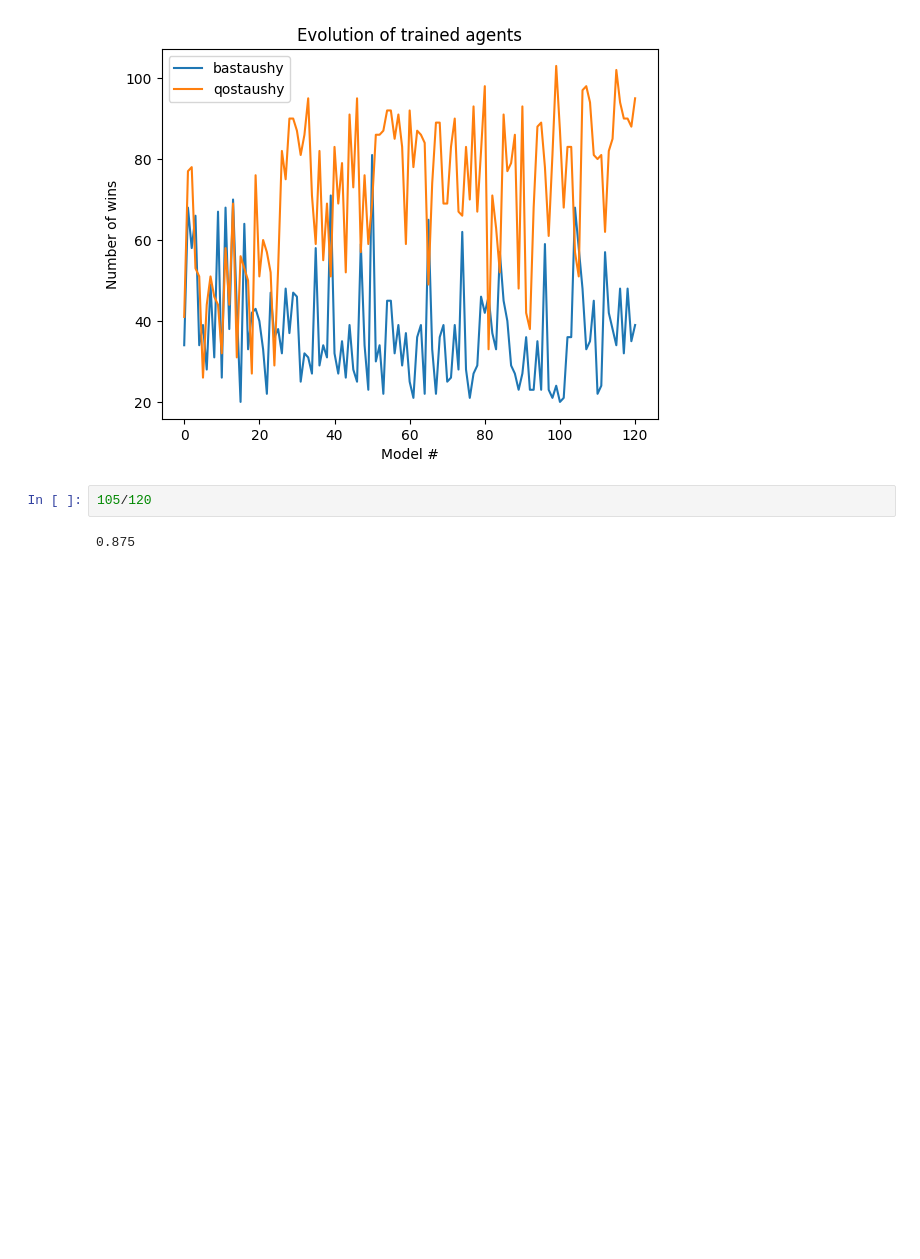
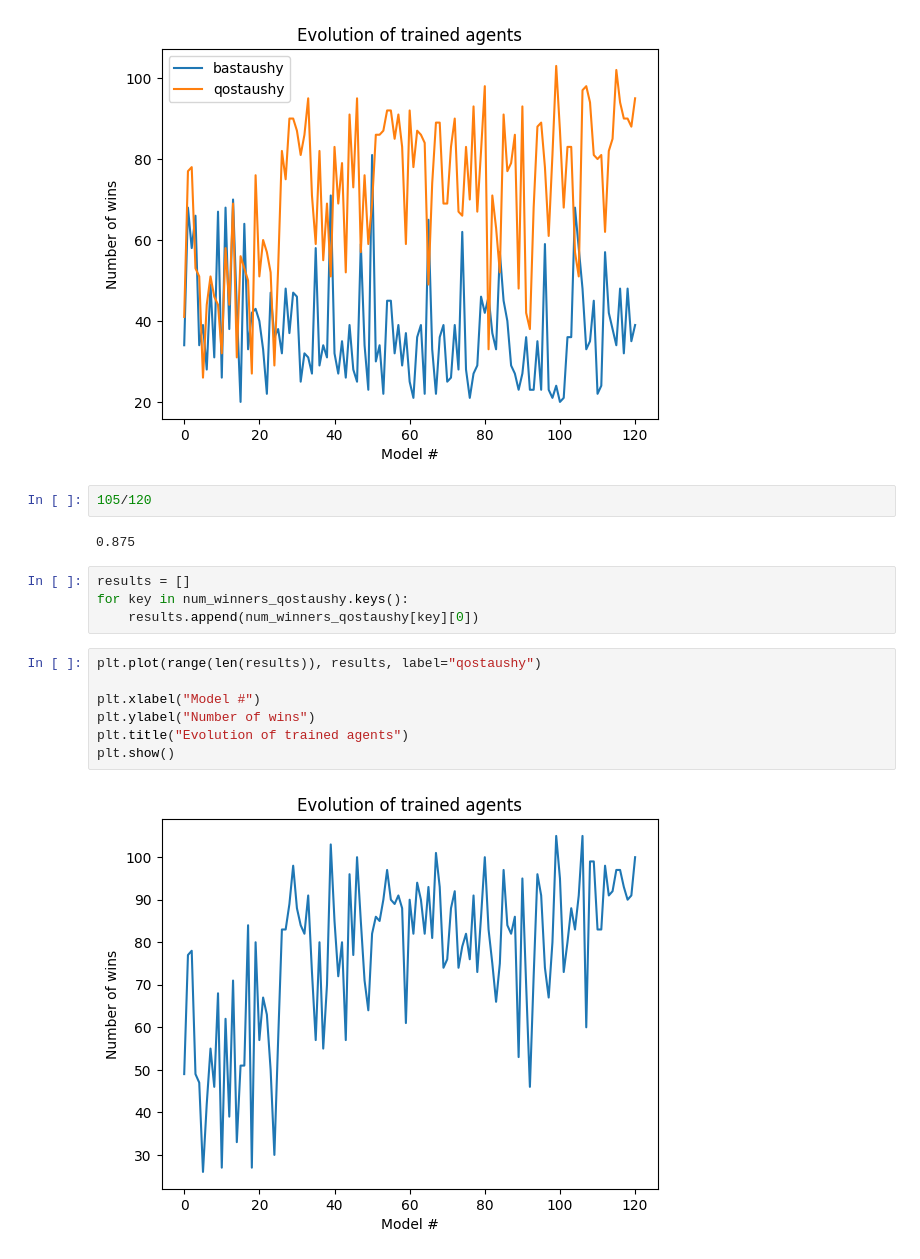
Before and after one commit to zhus-dika/togyz-qumalaq-agent, a Jupyter notebook: togyzqumalaq_aec_train_policy.ipynb, the cells around one changed output. Cells and saved outputs as stored; diff of their text form; blank space fills up the shorter version.

```diff
--- a/togyzqumalaq_aec_train_policy.ipynb
+++ b/togyzqumalaq_aec_train_policy.ipynb
@@ -2277,3 +2276,16 @@ plt.show()
 105/120
 # %% [output]
 0.875
+# %%
+results = []
+for key in num_winners_qostaushy.keys():
+    results.append(num_winners_qostaushy[key][0])
+# %%
+plt.plot(range(len(results)), results, label="qostaushy")
+
+plt.xlabel("Model #")
+plt.ylabel("Number of wins")
+plt.title("Evolution of trained agents")
+plt.show()
+# %% [output]
+[figure, added]
```
Also changed, not shown: parts of 1 cell of this notebook, 1 other file.
